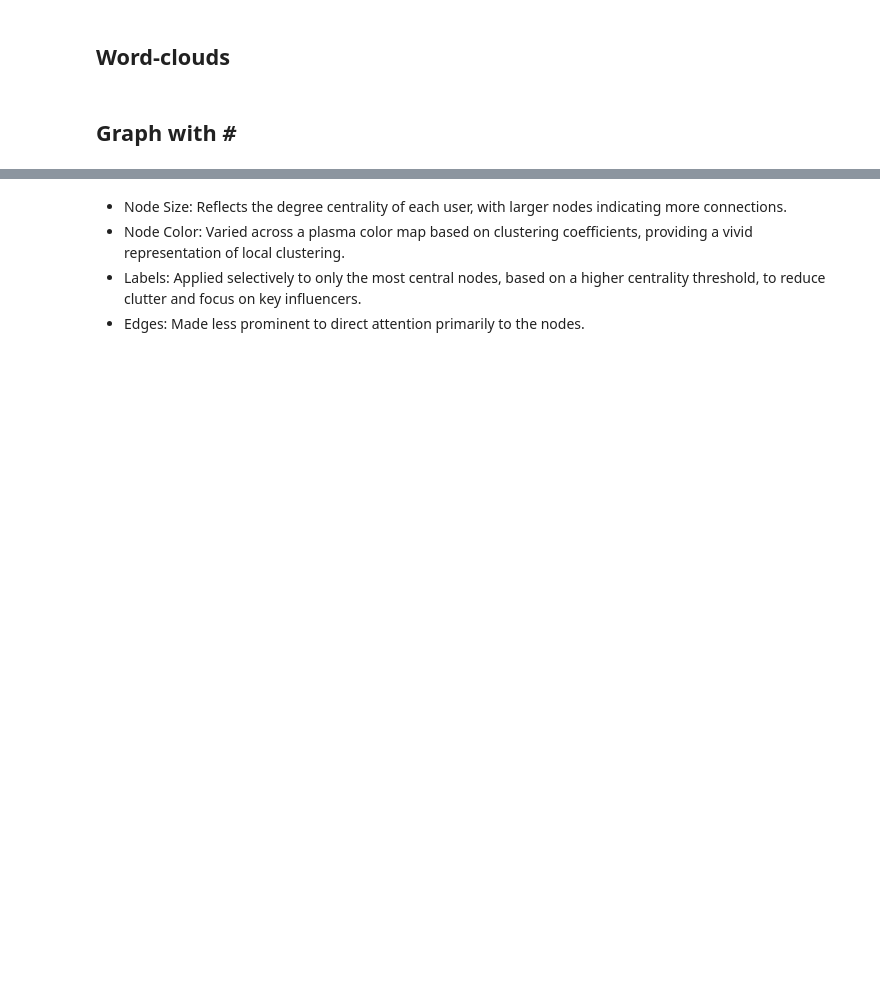
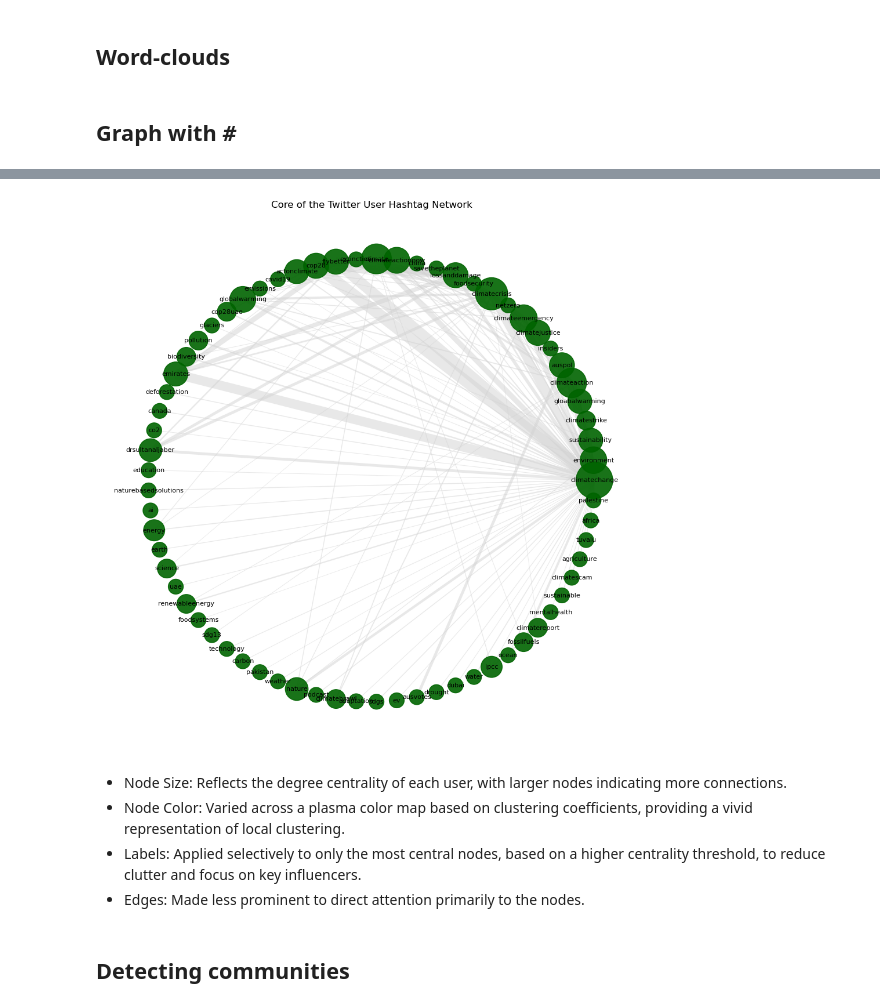
Before and after one commit to ZSoleimani/Tweets-network, a Jupyter notebook: Tweets-network.ipynb, the cells around one changed output, grey strips where cells are left out. Cells and saved outputs as stored; diff of their text form; code cells hidden in the pictures; blank space fills up the shorter version.

```diff
--- a/Tweets-network.ipynb
+++ b/Tweets-network.ipynb
@@ -845,5 +844,60 @@ plt.show()
+# %%
+#get more frequent edges
+weighted_edges=FreqDist(edges).most_common(150)
+#shuffle weighted_edges
+random.shuffle(weighted_edges)
+
+#add weighted_edges to a graph
+G_wght = nx.Graph()
+
+for edge in weighted_edges:
+    G_wght.add_edge(edge[0][0],edge[0][1],weight=edge[1])
+
+#pos = nx.spring_layout(G_wght, seed=42)  # Seed for reproducible layout
+
+
+
+# Identify central nodes using betweenness centrality
+centrality = nx.betweenness_centrality(G_wght)
+# Sort nodes by centrality and pick the top N
+top_central_nodes = sorted(centrality, key=centrality.get, reverse=True)[:50]
+
+# Create a subgraph around these central nodes
+#H = G_wght.subgraph(top_central_nodes)
+H = G_wght.subgraph(largest_component)
+
+
+# Layout for better readability
+original_pos = {'climatechange': ([-0.99068592, -0.1361667 ])}
+#coordinate pair around which to center layout
+pos = nx.circular_layout(H,center=[0,-1],scale=0.05)
+
+# Width
+edge_width = [float(d['weight'])/7 for u, v, d in H.edges(data=True)]
+#color map
+edge_cmap= plt.colormaps['Greens']
+
+# Node size scaled so that degree 1 nodes have size 20 and degree 10 nodes have size 200
+degrees = dict(nx.degree(H))
+#node size in log scale
+node_size = [np.log(v+1)*500 for v in degrees.values()]
+
+
+# Visualization
+plt.figure(figsize=(12, 12))
+nx.draw_networkx_nodes(H, pos, node_size=node_size, node_color='#006400',alpha=0.9)
+#draw edges with width depending on weight
+nx.draw_networkx_edges(H, pos, alpha=0.5,edge_color='lightgrey',width=edge_width,)
+nx.draw_networkx_labels(H, pos, font_size=8)
+plt.axis('off')
+plt.title('Core of the Twitter User Hashtag Network')
+plt.show()
+# %% [output]
+[figure, added]
 # %% [markdown]
 * Node Size: Reflects the degree centrality of each user, with larger nodes indicating more connections.
 * Node Color: Varied across a plasma color map based on clustering coefficients, providing a vivid representation of local clustering.
 * Labels: Applied selectively to only the most central nodes, based on a higher centrality threshold, to reduce clutter and focus on key influencers.
 * Edges: Made less prominent to direct attention primarily to the nodes.
+# %% [markdown]
+## Detecting communities
```
Also changed, not shown: parts of 22 cells of this notebook.
